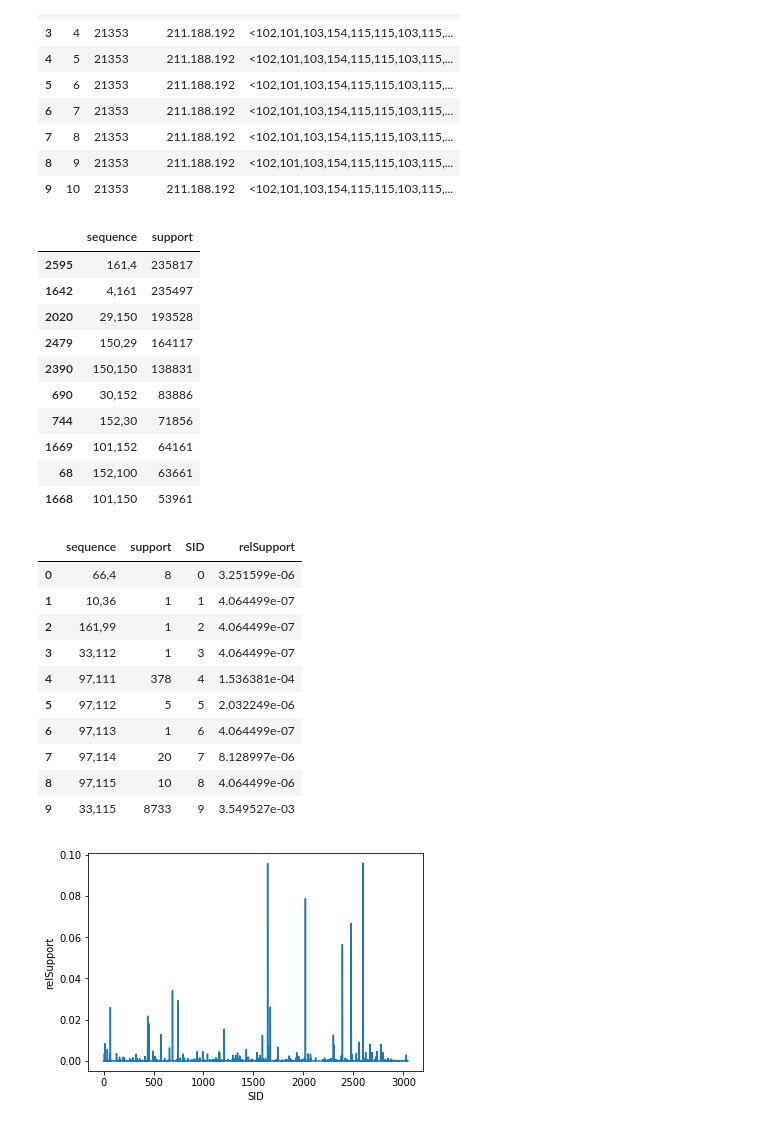
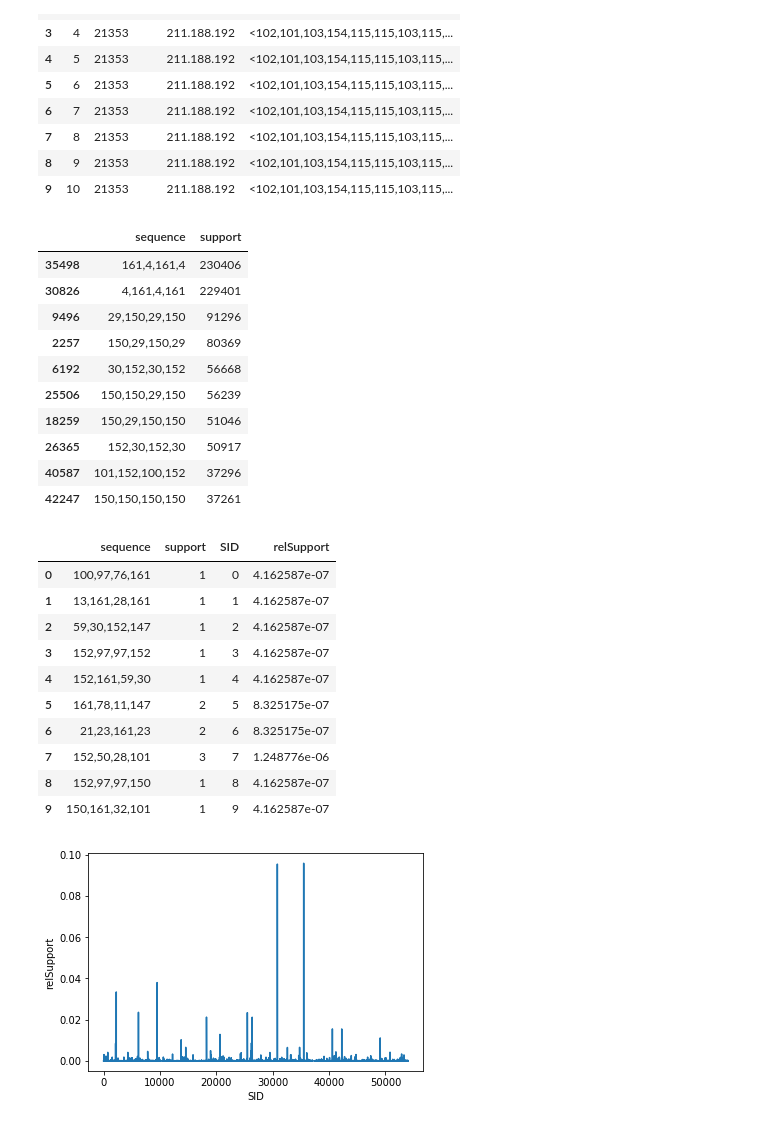
Before and after one commit to OrangeNebula/momsitter-notebook, a Jupyter notebook: 03-momsitter-sequence-rel-support-comparision.ipynb, the cells around one changed output. Drawn from its saved outputs; the diff is of its cells as text; code cells hidden in the pictures.

```diff
--- a/03-momsitter-sequence-rel-support-comparision.ipynb
+++ b/03-momsitter-sequence-rel-support-comparision.ipynb
@@ -131,21 +131,21 @@ def get_sid(sequence):
         return sid_list[sequence]
 # %%
 # 비-이슈 회원들의 ngram 을 추출
-normal_ngram = extract_ngram_set(2, no_issue_seq_data)
+normal_ngram = extract_ngram_set(4, no_issue_seq_data)
 # 가장 많이 나타나는 패턴 순으로 확인하기 위해 support 값 순으로 정렬
 normal_ngram.sort_values(['support'], ascending=[False]).head(10)
 # %% [output]
 |  | sequence | support |
-| 2595 | 161,4 | 235817 |
-| 1642 | 4,161 | 235497 |
-| 2020 | 29,150 | 193528 |
-| 2479 | 150,29 | 164117 |
-| 2390 | 150,150 | 138831 |
-| 690 | 30,152 | 83886 |
-| 744 | 152,30 | 71856 |
-| 1669 | 101,152 | 64161 |
-| 68 | 152,100 | 63661 |
-| 1668 | 101,150 | 53961 |
+| 35498 | 161,4,161,4 | 230406 |
+| 30826 | 4,161,4,161 | 229401 |
+| 9496 | 29,150,29,150 | 91296 |
+| 2257 | 150,29,150,29 | 80369 |
+| 6192 | 30,152,30,152 | 56668 |
+| 25506 | 150,150,29,150 | 56239 |
+| 18259 | 150,29,150,150 | 51046 |
+| 26365 | 152,30,152,30 | 50917 |
+| 40587 | 101,152,100,152 | 37296 |
+| 42247 | 150,150,150,150 | 37261 |
 # %%
 # SID 를 부여
 normal_ngram = pd.DataFrame(normal_ngram)
@@ -160,16 +160,16 @@ normal_ngram['relSupport'] = normal_ngram['support'] / normal_ngram_support_sum
 normal_ngram.head(10)
 # %% [output]
 |  | sequence | support | SID | relSupport |
-| 0 | 66,4 | 8 | 0 | 3.251599e-06 |
-| 1 | 10,36 | 1 | 1 | 4.064499e-07 |
-| 2 | 161,99 | 1 | 2 | 4.064499e-07 |
-| 3 | 33,112 | 1 | 3 | 4.064499e-07 |
-| 4 | 97,111 | 378 | 4 | 1.536381e-04 |
-| 5 | 97,112 | 5 | 5 | 2.032249e-06 |
-| 6 | 97,113 | 1 | 6 | 4.064499e-07 |
-| 7 | 97,114 | 20 | 7 | 8.128997e-06 |
-| 8 | 97,115 | 10 | 8 | 4.064499e-06 |
-| 9 | 33,115 | 8733 | 9 | 3.549527e-03 |
+| 0 | 100,97,76,161 | 1 | 0 | 4.162587e-07 |
+| 1 | 13,161,28,161 | 1 | 1 | 4.162587e-07 |
+| 2 | 59,30,152,147 | 1 | 2 | 4.162587e-07 |
+| 3 | 152,97,97,152 | 1 | 3 | 4.162587e-07 |
+| 4 | 152,161,59,30 | 1 | 4 | 4.162587e-07 |
+| 5 | 161,78,11,147 | 2 | 5 | 8.325175e-07 |
+| 6 | 21,23,161,23 | 2 | 6 | 8.325175e-07 |
+| 7 | 152,50,28,101 | 3 | 7 | 1.248776e-06 |
+| 8 | 152,97,97,150 | 1 | 8 | 4.162587e-07 |
+| 9 | 150,161,32,101 | 1 | 9 | 4.162587e-07 |
 # %%
 import matplotlib.mlab as mlab
 import matplotlib.pyplot as plt
@@ -185,6 +185,6 @@ plt.ylabel('relSupport')
 plt.plot(x, y)
 plt.show()
 # %% [output]
-[figure, old version]
+[figure, new version]
 # %%
 # 이슈 회원들의 ngram 을 추출
```
Also changed, not shown: parts of 4 cells of this notebook.
